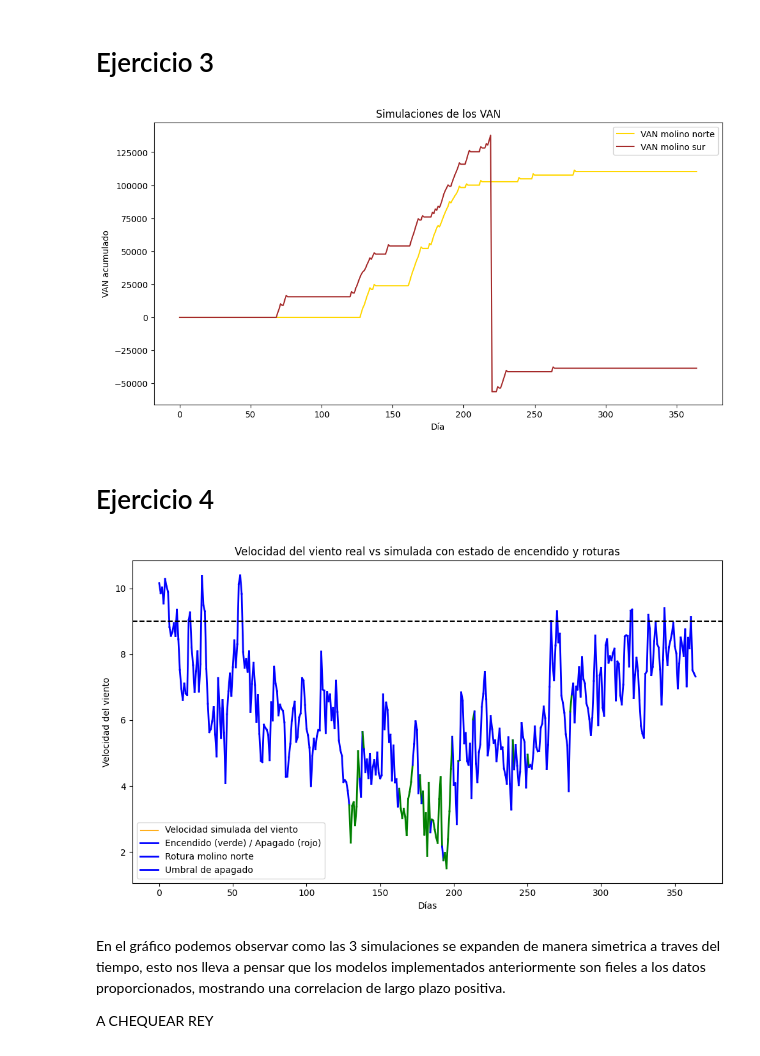
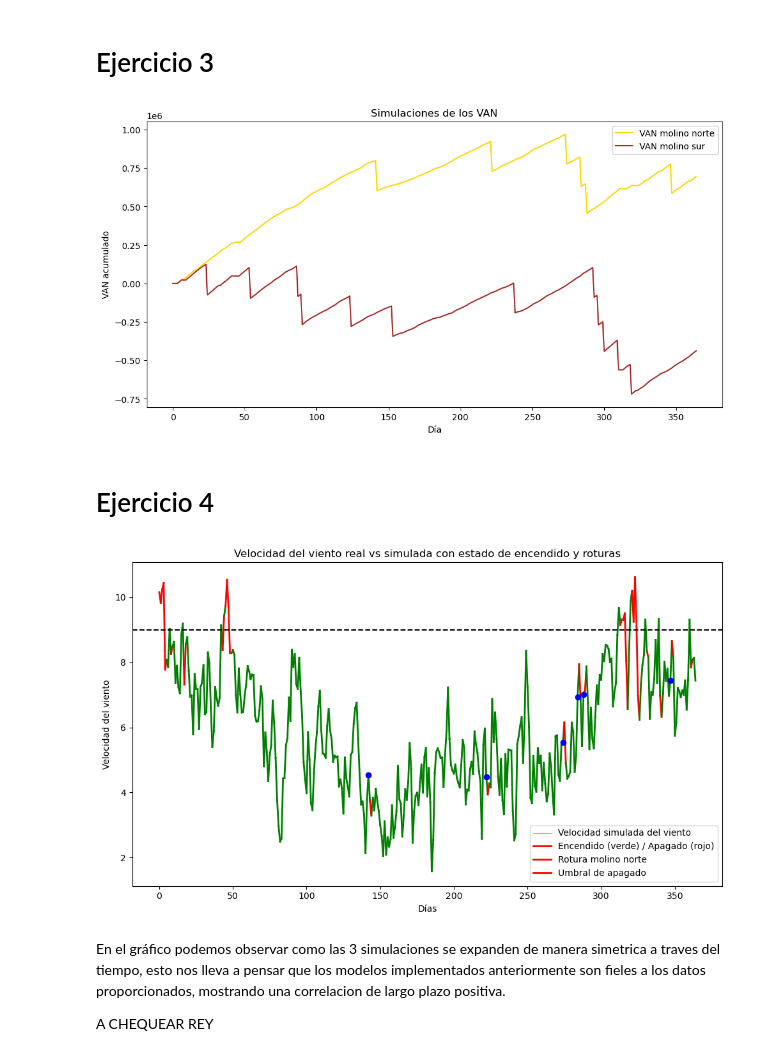
Before and after one commit to MarianoSanson/tp-viento, a Jupyter notebook: viento.ipynb, the cells around one changed output. Drawn from its saved outputs; the diff is of its cells as text; code cells hidden in the pictures.

```diff
--- a/viento.ipynb
+++ b/viento.ipynb
@@ -370,7 +370,7 @@ def simular_ambos_molinos(sim_norte, sim_sur, T, k) -> List:
 
     return [info_molino_norte, info_molino_sur]
 # %%
-simulacion_ambos_molinos = simular_ambos_molinos(simulacion_norte,simulacion_sur,T,4)
+simulacion_ambos_molinos = simular_ambos_molinos(simulacion_norte,simulacion_sur,T,9)
 
 simular_VAN_molino_norte = simulacion_ambos_molinos[0][0]
 
@@ -387,7 +387,7 @@ plt.title('Simulaciones de los VAN')
 plt.legend()
 plt.show()
 # %% [output]
-[figure, old version]
+[figure, new version]
 # %% [markdown]
 # Ejercicio 4
 # %%
@@ -399,36 +399,36 @@ simular_rotura_norte = simulacion_ambos_molinos[0][2]
 dias = np.arange(len(simulacion_norte))
 
 # Graficar la velocidad del viento
 plt.figure(figsize=(10, 6))
 plt.plot(dias, simulacion_norte, color='orange', label='Velocidad simulada del viento', linewidth=0.85)
 
 # Graficar línea verde o roja según el valor de simular_encendido_norte
 for i in range(len(simulacion_norte) - 1):
     if simular_encendido_norte[i] == 1:  # Encendido (True)
         plt.plot([dias[i], dias[i+1]], [simulacion_norte[i], simulacion_norte[i+1]], color='green', linewidth=2)
     else:  # Apagado (False)
-        plt.plot([dias[i], dias[i+1]], [simulacion_norte[i], simulacion_norte[i+1]], color='blue', linewidth=2)
+        plt.plot([dias[i], dias[i+1]], [simulacion_norte[i], simulacion_norte[i+1]], color='red', linewidth=2)
 
 # Graficar roturas con puntos en la posición donde ocurre una rotura (simular_rotura_norte == 1)
 rotura_indices = np.where(np.array(simular_rotura_norte) == 1)[0]
-plt.scatter(rotura_indices, np.array(simulacion_norte)[rotura_indices], color='red', label='Rotura molino norte', zorder=5)
+plt.scatter(rotura_indices, np.array(simulacion_norte)[rotura_indices], color='blue', label='Rotura molino norte', zorder=5)
 
 # Graficar línea horizontal en y = 9
 plt.axhline(y=9, color='black', linestyle='--', label='Umbral de apagado')
 
 # Añadir etiquetas y título
 plt.xlabel('Días')
 plt.ylabel('Velocidad del viento')
 plt.title('Velocidad del viento real vs simulada con estado de encendido y roturas')
 
 # Añadir leyenda
 plt.legend(['Velocidad simulada del viento', 'Encendido (verde) / Apagado (rojo)', 'Rotura molino norte', 'Umbral de apagado'])
 
 # Mostrar el gráfico
 plt.tight_layout()
 plt.show()
 # %% [output]
-[figure, old version]
+[figure, new version]
 # %% [markdown]
 En el gráfico podemos observar como las 3 simulaciones se expanden de manera simetrica a traves del tiempo, esto nos lleva a pensar que los modelos implementados anteriormente son fieles a los datos proporcionados, mostrando una correlacion de largo plazo positiva.
 
```
Also changed, not shown: parts of 6 cells of this notebook.
